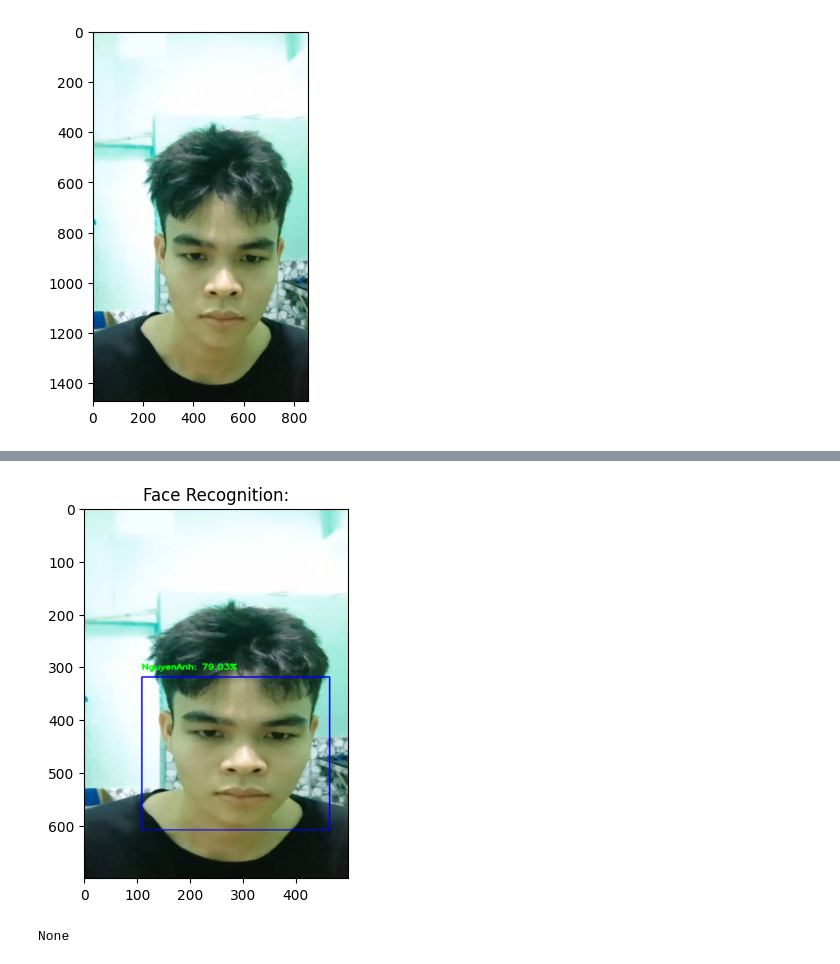
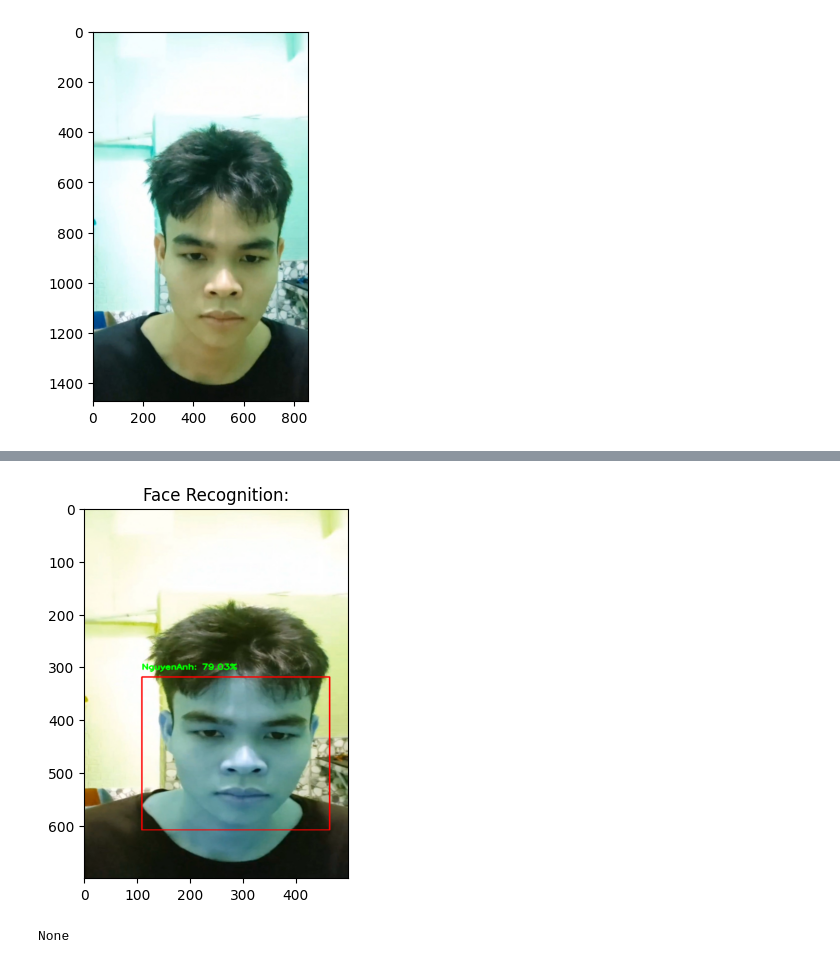
Before and after one commit to DNAnh01/PBL5-smart-home, a Jupyter notebook: z_face_recognition/test.ipynb, the cells around one changed output, grey strips where cells are left out. Saved outputs shown, nothing was run; the diff lists cells and outputs as text; code cells hidden in the pictures.

```diff
--- a/z_face_recognition/test.ipynb
+++ b/z_face_recognition/test.ipynb
@@ -54,8 +54,9 @@ class FaceRecEncodedImg():
             cv.rectangle(rgb_img, (x,y), (x+w,y+h), (0,0,255), 3)
             cv.putText(rgb_img, text, (x,y-30), cv.FONT_HERSHEY_SIMPLEX, 1, (0,255,0), 3)
         if img is not None and len(img.shape) > 0 and img.shape[0] > 0 and img.shape[1] > 0:
-            # rgb_img = cv.cvtColor(rgb_img, cv.COLOR_BGR2RGB)
+            rgb_img = cv.cvtColor(rgb_img, cv.COLOR_BGR2RGB)
             img_resized = cv.resize(rgb_img, (500, 700)) # Resize image for display
+
             encoded_string = base64.b64encode(cv.imencode('.jpg', img_resized)[1]).decode('utf-8')
             print(encoded_string)
             plt.imshow(img_resized)
@@ -73,2 +74,2 @@ print(f.face_rec_encoded_img())
-[figure, old version]
+[figure, new version]
 None
```
Also changed, not shown: parts of 1 cell of this notebook, 1 other file.
